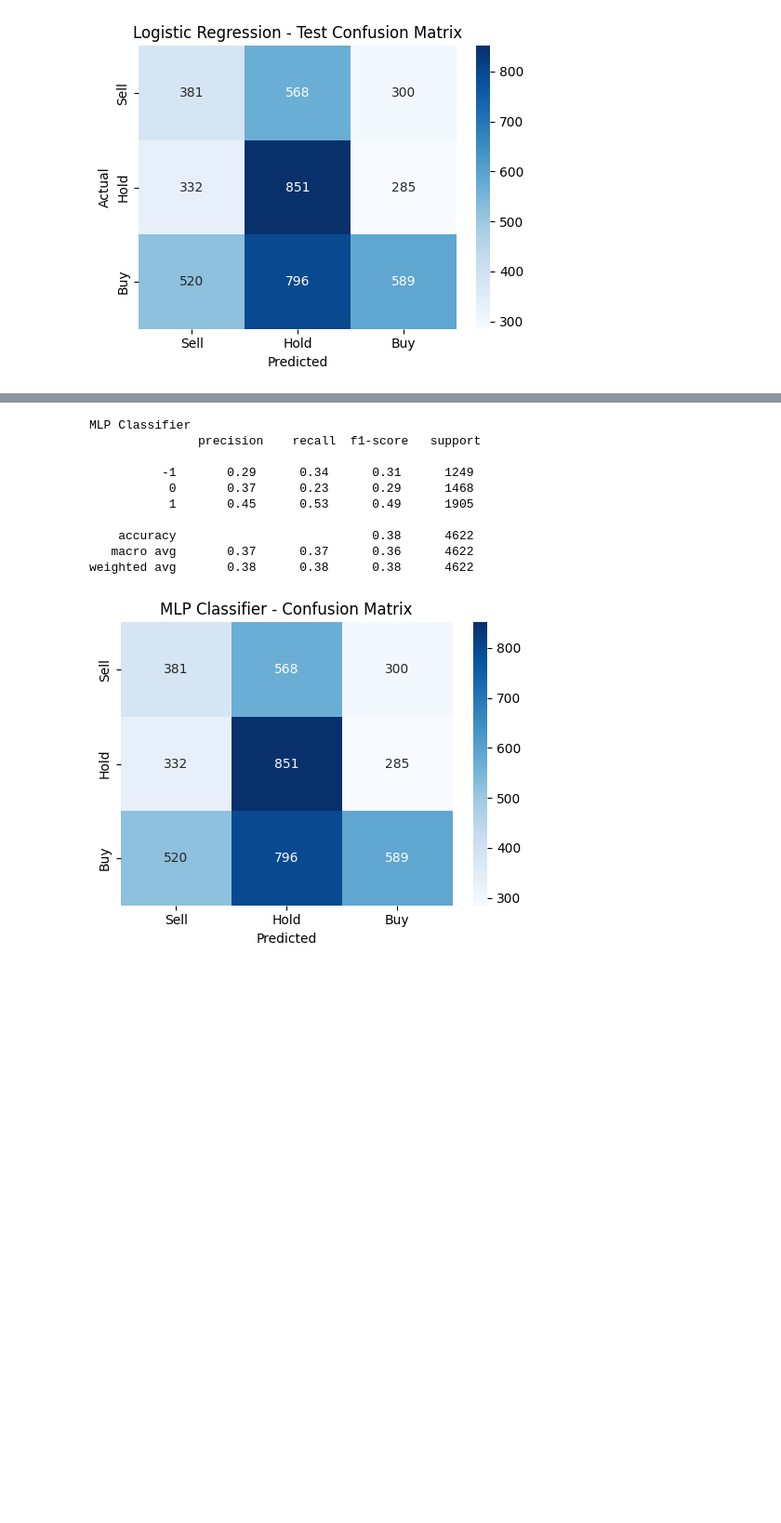
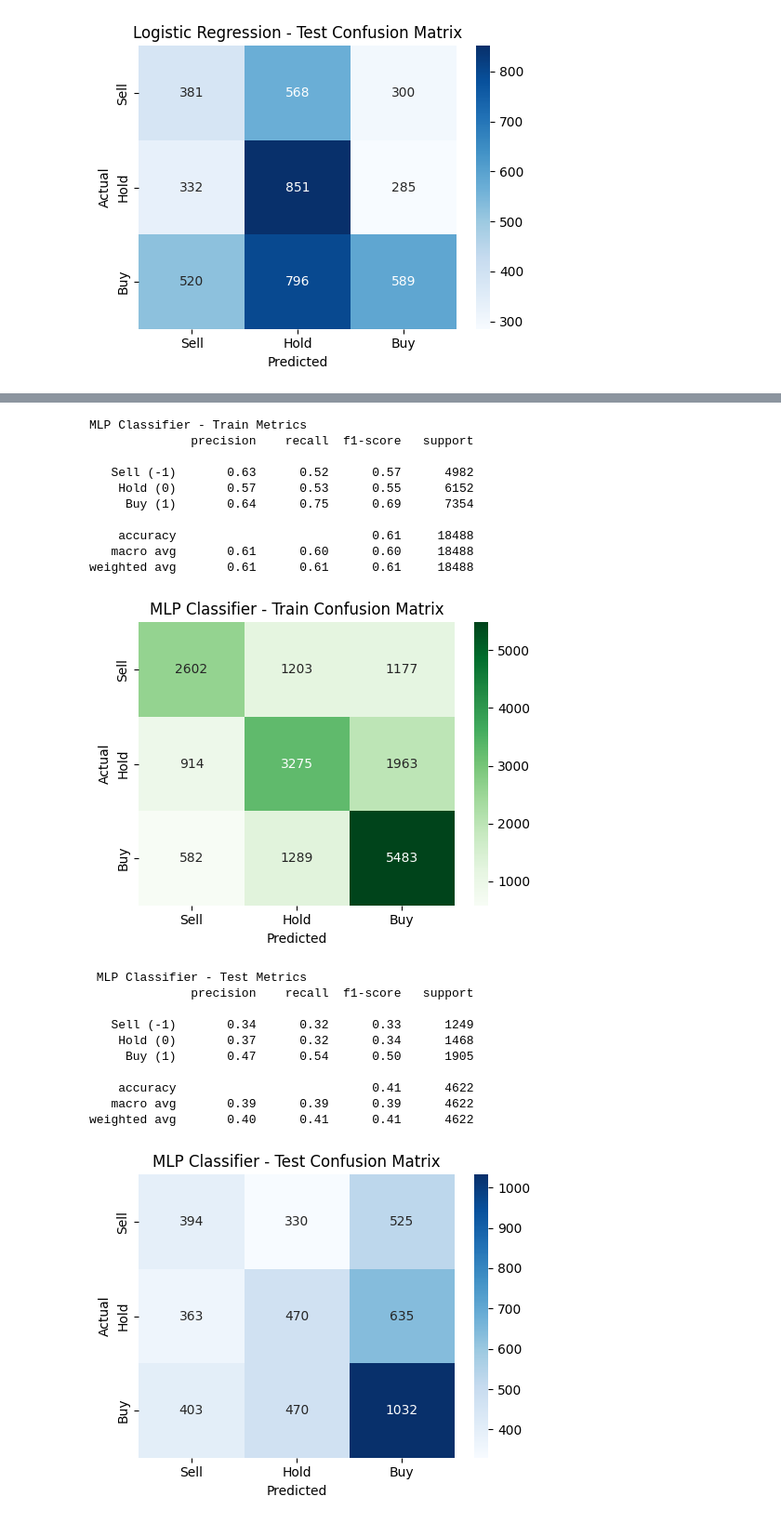
Before and after one commit to GIJOE1003/3103ETF, a Jupyter notebook: Notebook2_Signal_Classification_3rd_April_.ipynb, the cells around one changed output, grey strips where cells are left out. Shown: that part at 93% size. Saved outputs shown, nothing was run; the diff lists cells and outputs as text; code cells hidden in the pictures; blank space fills up the shorter version.

```diff
--- a/Notebook2_Signal_Classification_3rd_April_.ipynb
+++ b/Notebook2_Signal_Classification_3rd_April_.ipynb
@@ -287,28 +337,58 @@ weighted avg       0.36      0.39      0.36      4622
 # %%
+# Train model
+mlp_model = MLPClassifier(hidden_layer_sizes=(64, 32), max_iter=500)
+mlp_model.fit(X_train, y_train)
 
-mlp_model = MLPClassifier(hidden_layer_sizes=(64,32), max_iter=500)
-mlp_model.fit(X_train, y_train)
-y_pred_mlp = mlp_model.predict(X_test)
-print("MLP Classifier\n", classification_report(y_test, y_pred_mlp))
+# Train Evaluation
+y_train_pred_mlp = mlp_model.predict(X_train)
+print("MLP Classifier - Train Metrics")
+print(classification_report(y_train, y_train_pred_mlp, target_names=["Sell (-1)", "Hold (0)", "Buy (1)"]))
 
-cm_mlp = confusion_matrix(y_test, y_pred_mlp, labels=[-1, 0, 1])
+cm_train_mlp = confusion_matrix(y_train, y_train_pred_mlp, labels=[-1, 0, 1])
 plt.figure(figsize=(5, 4))
-sns.heatmap(cm, annot=True, fmt='d', cmap="Blues", xticklabels=["Sell", "Hold", "Buy"], yticklabels=["Sell", "Hold", "Buy"])
-plt.title("MLP Classifier - Confusion Matrix")
+sns.heatmap(cm_train_mlp, annot=True, fmt='d', cmap="Greens",
+            xticklabels=["Sell", "Hold", "Buy"], yticklabels=["Sell", "Hold", "Buy"])
+plt.title("MLP Classifier - Train Confusion Matrix")
 plt.xlabel("Predicted")
-plt.ylabel
+plt.ylabel("Actual")
 plt.tight_layout()
 plt.show()
+
+# Test Evaluation
+y_pred_mlp = mlp_model.predict(X_test)
+print("\n MLP Classifier - Test Metrics")
+print(classification_report(y_test, y_pred_mlp, target_names=["Sell (-1)", "Hold (0)", "Buy (1)"]))
+
+cm_test_mlp = confusion_matrix(y_test, y_pred_mlp, labels=[-1, 0, 1])
+plt.figure(figsize=(5, 4))
+sns.heatmap(cm_test_mlp, annot=True, fmt='d', cmap="Blues",
+            xticklabels=["Sell", "Hold", "Buy"], yticklabels=["Sell", "Hold", "Buy"])
+plt.title("MLP Classifier - Test Confusion Matrix")
+plt.xlabel("Predicted")
+plt.ylabel("Actual")
+plt.tight_layout()
+plt.show()
 # %% [output]
-MLP Classifier
-               precision    recall  f1-score   support
+MLP Classifier - Train Metrics
+              precision    recall  f1-score   support
 
-          -1       0.29      0.34      0.31      1249
-           0       0.37      0.23      0.29      1468
-           1       0.45      0.53      0.49      1905
+   Sell (-1)       0.63      0.52      0.57      4982
+    Hold (0)       0.57      0.53      0.55      6152
+     Buy (1)       0.64      0.75      0.69      7354
 
-    accuracy                           0.38      4622
-   macro avg       0.37      0.37      0.36      4622
-weighted avg       0.38      0.38      0.38      4622
+    accuracy                           0.61     18488
+   macro avg       0.61      0.60      0.60     18488
+weighted avg       0.61      0.61      0.61     18488
-[figure, old version]
+[figure, new version]
+ MLP Classifier - Test Metrics
+              precision    recall  f1-score   support
+
+   Sell (-1)       0.34      0.32      0.33      1249
+    Hold (0)       0.37      0.32      0.34      1468
+     Buy (1)       0.47      0.54      0.50      1905
+
+    accuracy                           0.41      4622
+   macro avg       0.39      0.39      0.39      4622
+weighted avg       0.40      0.41      0.41      4622
+[figure, added]
 # %% [markdown]
```
Also changed, not shown: parts of 9 cells of this notebook.
